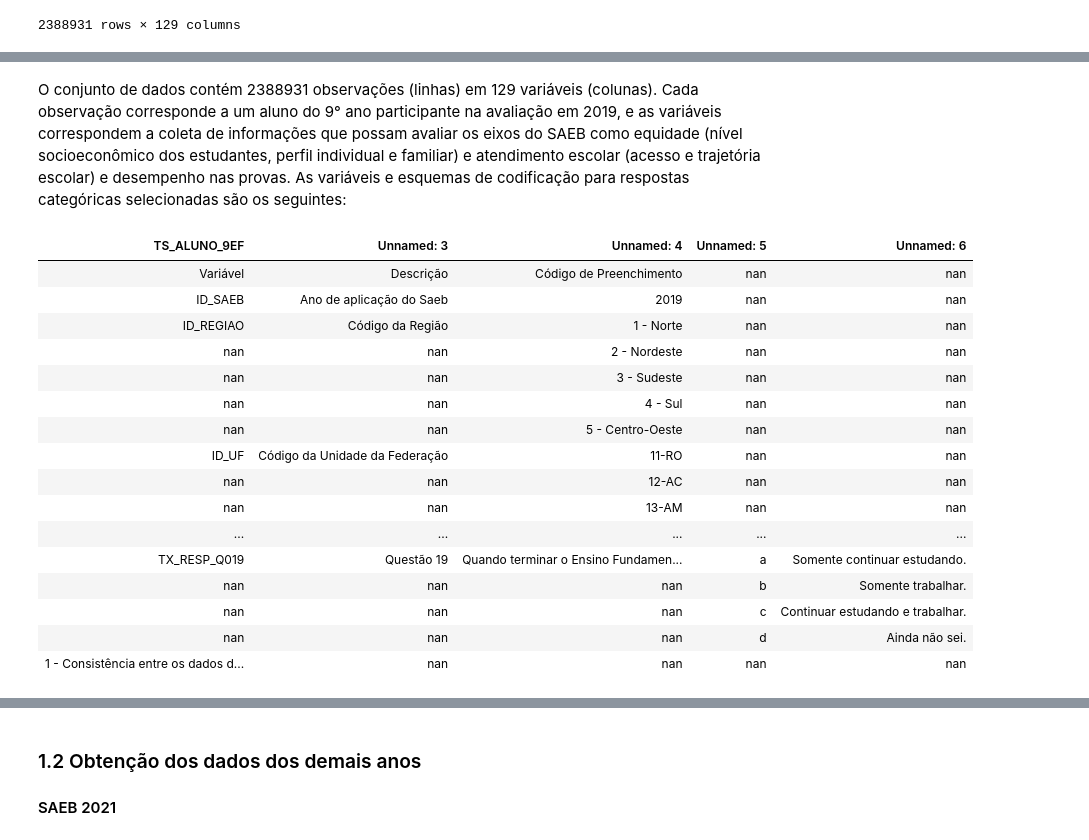
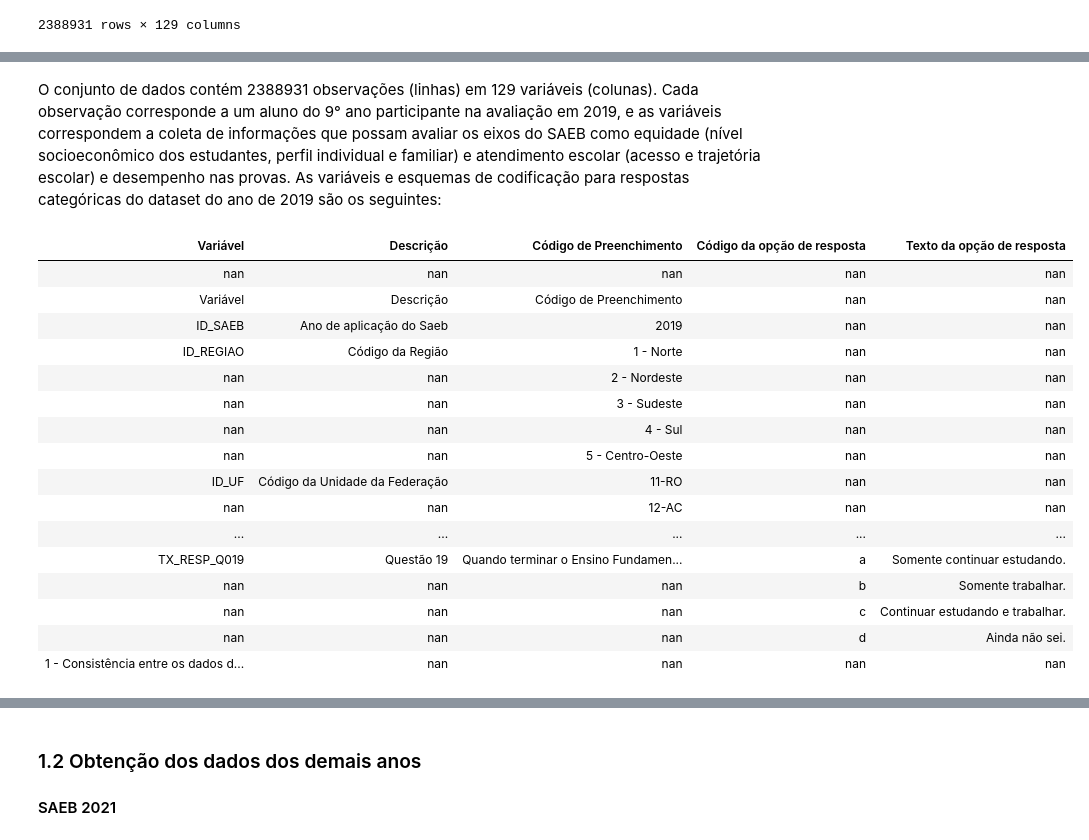
Before and after one commit to emilly788/TCC, a Jupyter notebook: 1. Estrutura de Dados Base.ipynb, the cells around one changed output, grey strips where cells are left out. Saved outputs shown, nothing was run; the diff lists cells and outputs as text; code cells hidden in the pictures.

```diff
--- a/1. Estrutura de Dados Base.ipynb
+++ b/1. Estrutura de Dados Base.ipynb
@@ -68,16 +65,20 @@ memory usage: 997.2 MB
 # %% [markdown]
 O conjunto de dados contém 2388931 observações (linhas) em 129 variáveis (colunas). Cada observação corresponde a um aluno do 9° ano participante na
 avaliação em 2019, e as variáveis correspondem a coleta de informações que possam avaliar os eixos do SAEB como equidade (nível socioeconômico dos estudantes, perfil individual e familiar) e atendimento escolar (acesso e trajetória escolar) e desempenho nas provas.
-As variáveis e esquemas de codificação para respostas categóricas selecionadas são os seguintes:
+As variáveis e esquemas de codificação para respostas categóricas do dataset do ano de 2019 são os seguintes:
 # %%
 dicionario_2019 = pd.read_excel(r"2019/Dicionario_Saeb_2019.xlsx", sheet_name="TS_ALUNO_9EF")
-dicionario_2019 = dicionario_2019[["TS_ALUNO_9EF", "Unnamed: 3", "Unnamed: 4", "Unnamed: 5", "Unnamed: 6" ]]
-dicionario_2019 = dicionario_2019.dropna(how="all")
+dicionario_2019.columns = ["Variável", "Tipo", "Tamanho", "Descrição", "Código de Preenchimento", "Código da opção de resposta", "Texto da opção de resposta"]
+dicionario_2019 = dicionario_2019[["Variável", "Descrição", "Código de Preenchimento", "Código da opção de resposta", "Texto da opção de resposta" ]]
+
+#dicionario_2019 = dicionario_2019[["TS_ALUNO_9EF", "Unnamed: 3", "Unnamed: 4", "Unnamed: 5", "Unnamed: 6" ]]
+#dicionario_2019 = dicionario_2019.dropna(how="all")
 
 from IPython.display import display
 display(dicionario_2019.style.hide(axis="index"))
 # %% [output]
-| TS_ALUNO_9EF | Unnamed: 3 | Unnamed: 4 | Unnamed: 5 | Unnamed: 6 |
+| Variável | Descrição | Código de Preenchimento | Código da opção de resposta | Texto da opção de resposta |
+| nan | nan | nan | nan | nan |
 | Variável | Descrição | Código de Preenchimento | nan | nan |
 | ID_SAEB | Ano de aplicação do Saeb | 2019 | nan | nan |
 | ID_REGIAO | Código da Região | 1 - Norte | nan | nan |
@@ -87,7 +88,6 @@ display(dicionario_2019.style.hide(axis="index"))
 | nan | nan | 5 - Centro-Oeste | nan | nan |
 | ID_UF | Código da Unidade da Federação | 11-RO | nan | nan |
 | nan | nan | 12-AC | nan | nan |
-| nan | nan | 13-AM | nan | nan |
 | ... | ... | ... | ... | ... |
 | TX_RESP_Q019 | Questão 19 | Quando terminar o Ensino Fundamen... | a | Somente continuar estudando. |
 | nan | nan | nan | b | Somente trabalhar. |
```
Also changed, not shown: parts of 9 cells of this notebook.
